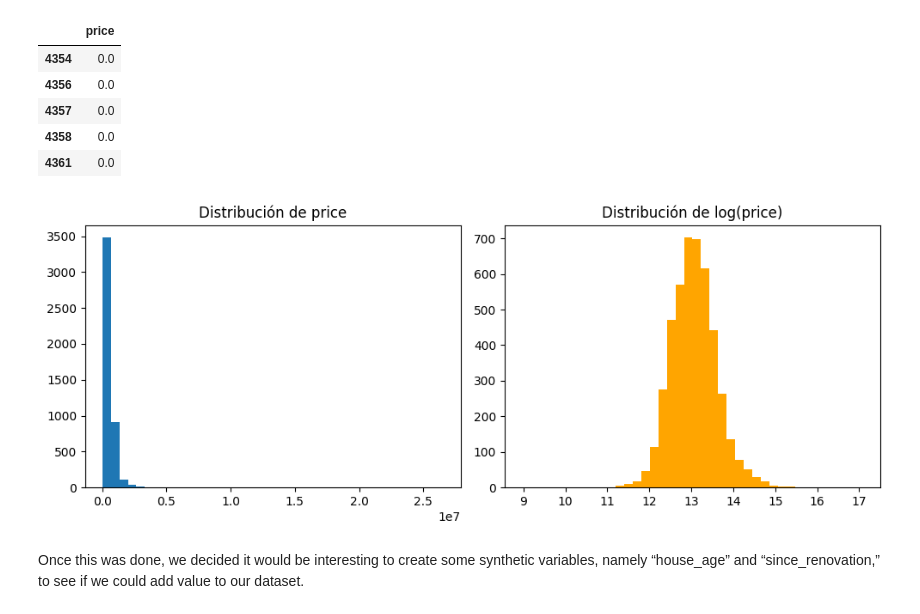
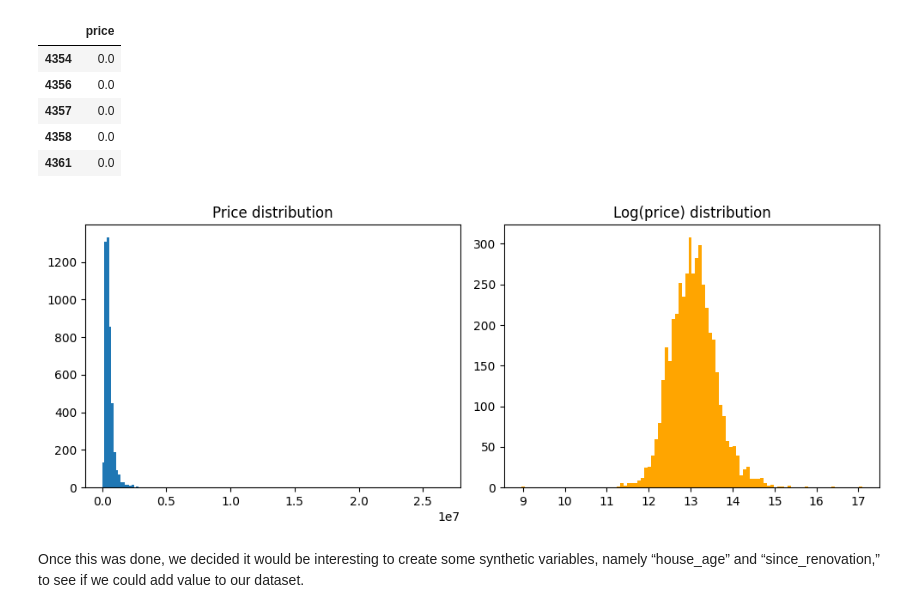
Before and after one commit to ItsTowi/Activity1_NEC, a Jupyter notebook: activity1.ipynb, the cells around one changed output. Cells and saved outputs as stored; diff of their text form; code cells hidden in the pictures.

```diff
--- a/activity1.ipynb
+++ b/activity1.ipynb
@@ -87,17 +87,17 @@ Rows with price <= 0 o NaN: 49
 # %%
 plt.figure(figsize=(10,4))
 plt.subplot(1,2,1)
-plt.hist(df["price"], bins=40)
-plt.title("Distribución de price")
+plt.hist(df["price"], bins=150)
+plt.title("Price distribution")
 
 plt.subplot(1,2,2)
-plt.hist(df["log_price"], bins=40, color='orange')
-plt.title("Distribución de log(price)")
+plt.hist(df["log_price"], bins=100, color='orange')
+plt.title("Log(price) distribution")
 
 plt.tight_layout()
 plt.show()
 # %% [output]
-[figure, old version]
+[figure, new version]
 # %% [markdown]
 Once this was done, we decided it would be interesting to create some synthetic variables, namely “house_age” and “since_renovation,” to see if we could add value to our dataset.
 # %%
```
Also changed, not shown: parts of 8 cells of this notebook, 2 other files.
